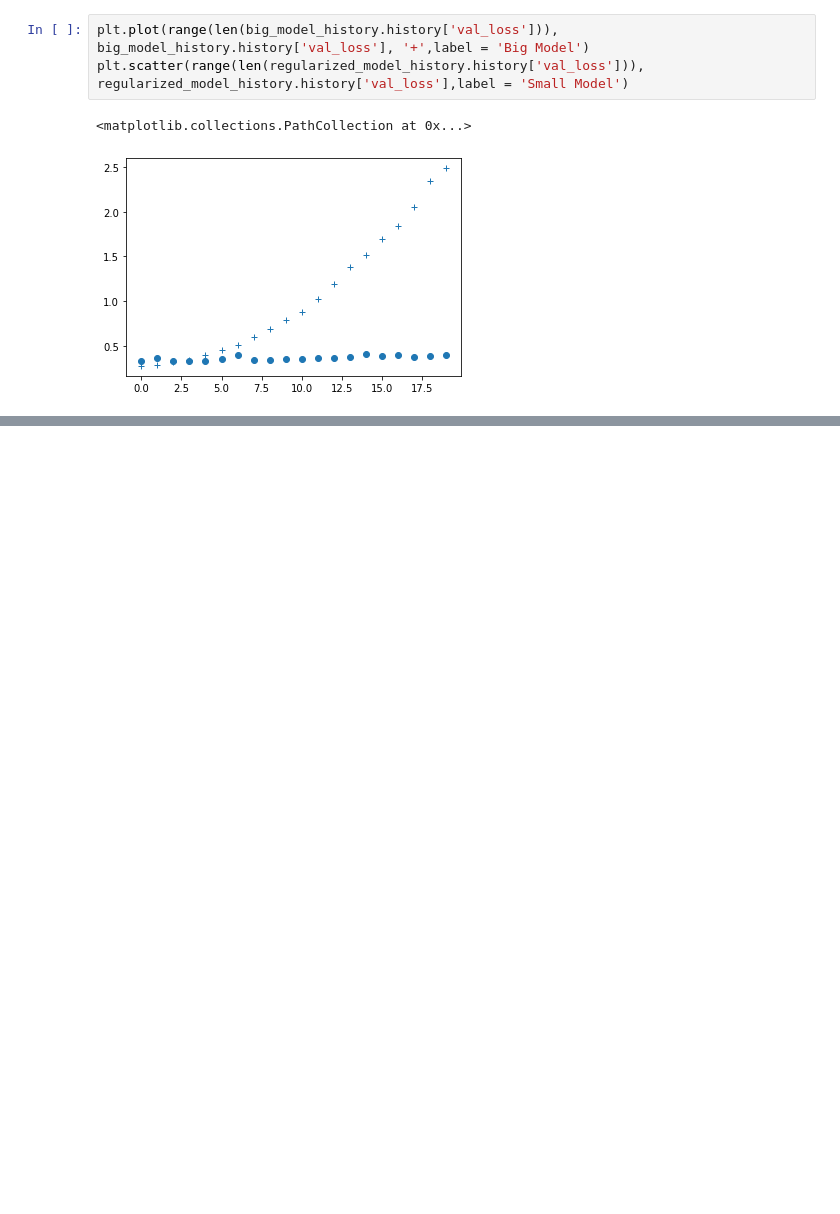
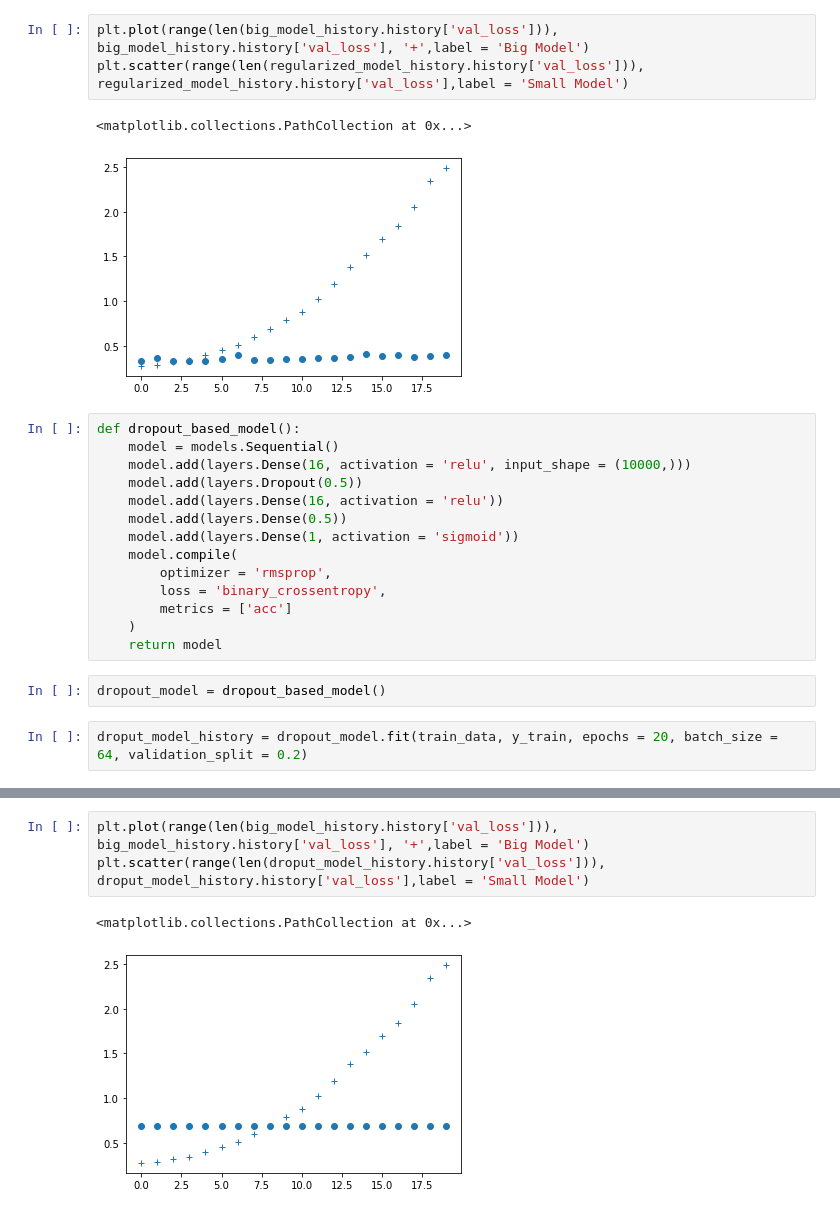
Before and after one commit to MkshSahani/deep_learning_algorithm, a Jupyter notebook: fcn_nn/fighting_overfitting.ipynb, the cells around one changed output, grey strips where cells are left out. Cells and saved outputs as stored; diff of their text form; blank space fills up the shorter version.

Commit message:
dropout code added

```diff
--- a/fcn_nn/fighting_overfitting.ipynb
+++ b/fcn_nn/fighting_overfitting.ipynb
@@ -228,3 +228,21 @@ plt.scatter(range(len(regularized_model_history.history['val_loss'])), regulariz
 # %% [output]
 <matplotlib.collections.PathCollection at 0x...>
 [figure]
+# %%
+def dropout_based_model():
+    model = models.Sequential()
+    model.add(layers.Dense(16, activation = 'relu', input_shape = (10000,)))
+    model.add(layers.Dropout(0.5))
+    model.add(layers.Dense(16, activation = 'relu'))
+    model.add(layers.Dense(0.5))
+    model.add(layers.Dense(1, activation = 'sigmoid'))
+    model.compile(
+        optimizer = 'rmsprop',
+        loss = 'binary_crossentropy',
+        metrics = ['acc']
+    )
+    return model
+# %%
+dropout_model = dropout_based_model()
+# %%
+droput_model_history = dropout_model.fit(train_data, y_train, epochs = 20, batch_size = 64, validation_split = 0.2)
@@ -230,0 +267,6 @@ plt.scatter(range(len(regularized_model_history.history['val_loss'])), regulariz
+# %%
+plt.plot(range(len(big_model_history.history['val_loss'])), big_model_history.history['val_loss'], '+',label = 'Big Model')
+plt.scatter(range(len(droput_model_history.history['val_loss'])), droput_model_history.history['val_loss'],label = 'Small Model')
+# %% [output]
+<matplotlib.collections.PathCollection at 0x...>
+[figure, added]
```
Also changed, not shown: parts of 1 cell of this notebook.
